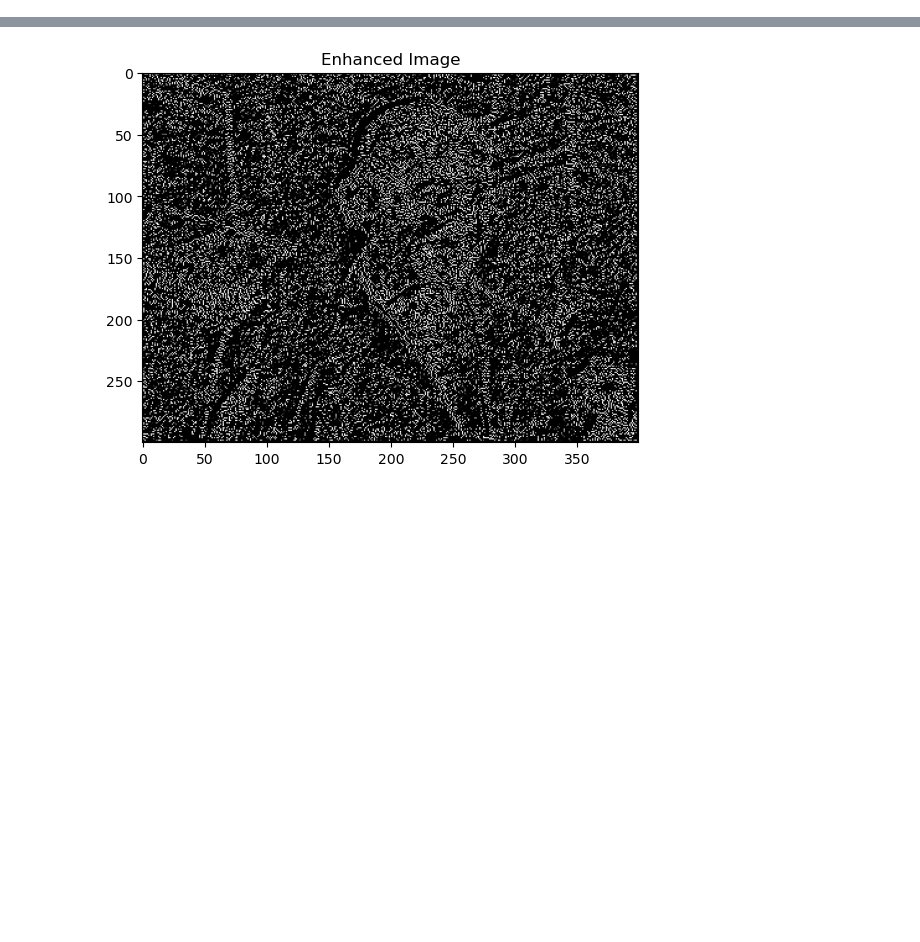
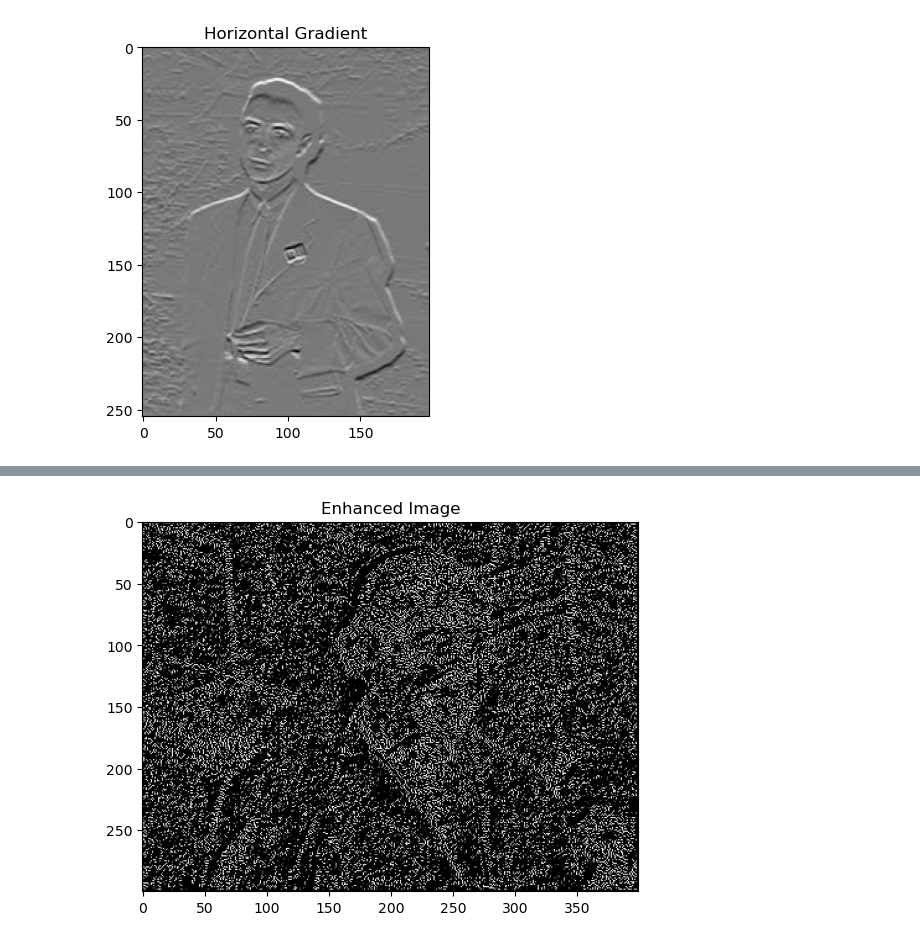
Before and after one commit to reimertzzz/Bildbehandling, a Jupyter notebook: sobel.ipynb, the cells around one changed output, grey strips where cells are left out. Drawn from its saved outputs; the diff is of its cells as text; code cells hidden in the pictures; blank space fills up the shorter version.

Commit message:
fix sobel

```diff
--- a/sobel.ipynb
+++ b/sobel.ipynb
@@ -66,0 +1,93 @@ plt.show()
+# %%
+import cv2
+import numpy as np
+from scipy.signal import convolve2d
+import matplotlib.pyplot as plt
+IMG_PATH = './images/'
+IMG_NAME = 'oppenheimer_1.png'
+# Load the image in grayscale
+b = cv2.imread(IMG_PATH + IMG_NAME, cv2.IMREAD_GRAYSCALE)
+
+# No need to convert to grayscale again
+obama =b
+
+# Define Sobel filters
+sobel_horizontal = np.array([[1, 2, 1],
+                             [0, 0, 0],
+                             [-1, -2, -1]], dtype=np.float32)
+
+sobel_vertical = np.array([[1, 0, -1],
+                           [2, 0, -2],
+                           [1, 0, -1]], dtype=np.float32)
+
+# Apply Sobel filters to get horizontal and vertical gradients
+obama_horizontal = cv2.filter2D(obama.astype(np.float32), -1, sobel_horizontal)
+obama_vertical = cv2.filter2D(obama.astype(np.float32), -1, sobel_vertical)
+
+# Display horizontal and vertical gradients
+plt.imshow(obama_horizontal, cmap='gray')
+plt.title('Horizontal Gradient')
+plt.show()
+
+plt.imshow(obama_vertical, cmap='gray')
+plt.title('Vertical Gradient')
+plt.show()
+
+# Compute gradient magnitude approximation
+obama_approximation = np.abs(obama_horizontal) + np.abs(obama_vertical)
+
+# Assign approximation to grad_mag_test
+grad_mag_test = obama_approximation.copy()
+
+# Display original and gradient images
+plt.imshow(obama, cmap='gray')
+plt.title('Original Grayscale Image')
+plt.show()
+
+plt.imshow(grad_mag_test, cmap='gray')
+plt.title('Gradient Magnitude Approximation')
+plt.show()
+
+# Set thresholds
+strong_threshold = 0.6
+weak_threshold = 0.3
+
+# Calculate threshold values
+strong_threshold_value = strong_threshold * np.max(grad_mag_test)
+weak_threshold_value = weak_threshold * np.max(grad_mag_test)
+
+# Apply thresholding
+grad_mag_test[grad_mag_test < weak_threshold_value] = 0
+grad_mag_test[grad_mag_test >= strong_threshold_value] = np.max(grad_mag_test)
+
+# Find in-between values
+inbetween_values = np.logical_and(grad_mag_test >= weak_threshold_value, grad_mag_test < strong_threshold_value)
+inbetween_values = inbetween_values * grad_mag_test
+
+# Get image dimensions
+rows, cols = inbetween_values.shape
+
+# Perform edge tracking by hysteresis
+for i in range(1, rows - 1):
+    for j in range(1, cols - 1):
+        if inbetween_values[i, j] == 0:
+            continue
+        else:
+            if (grad_mag_test[i, j + 1] >= inbetween_values[i, j] or
+                grad_mag_test[i, j - 1] >= inbetween_values[i, j] or
+                grad_mag_test[i + 1, j] >= inbetween_values[i, j] or
+                grad_mag_test[i - 1, j] >= inbetween_values[i, j] or
+                grad_mag_test[i + 1, j + 1] >= inbetween_values[i, j] or
+                grad_mag_test[i + 1, j - 1] >= inbetween_values[i, j] or
+                grad_mag_test[i - 1, j + 1] >= inbetween_values[i, j] or
+                grad_mag_test[i - 1, j - 1] >= inbetween_values[i, j]):
+                grad_mag_test[i, j] = np.max(grad_mag_test)
+            else:
+                inbetween_values[i, j] = 0
+
+# Display the final edge-detected image
+plt.imshow(grad_mag_test, cmap='gray')
+plt.title('Final Edge-Detected Image')
+plt.show()
+# %% [output]
+[figure, added]
```
Also changed, not shown: parts of 2 cells of this notebook.
